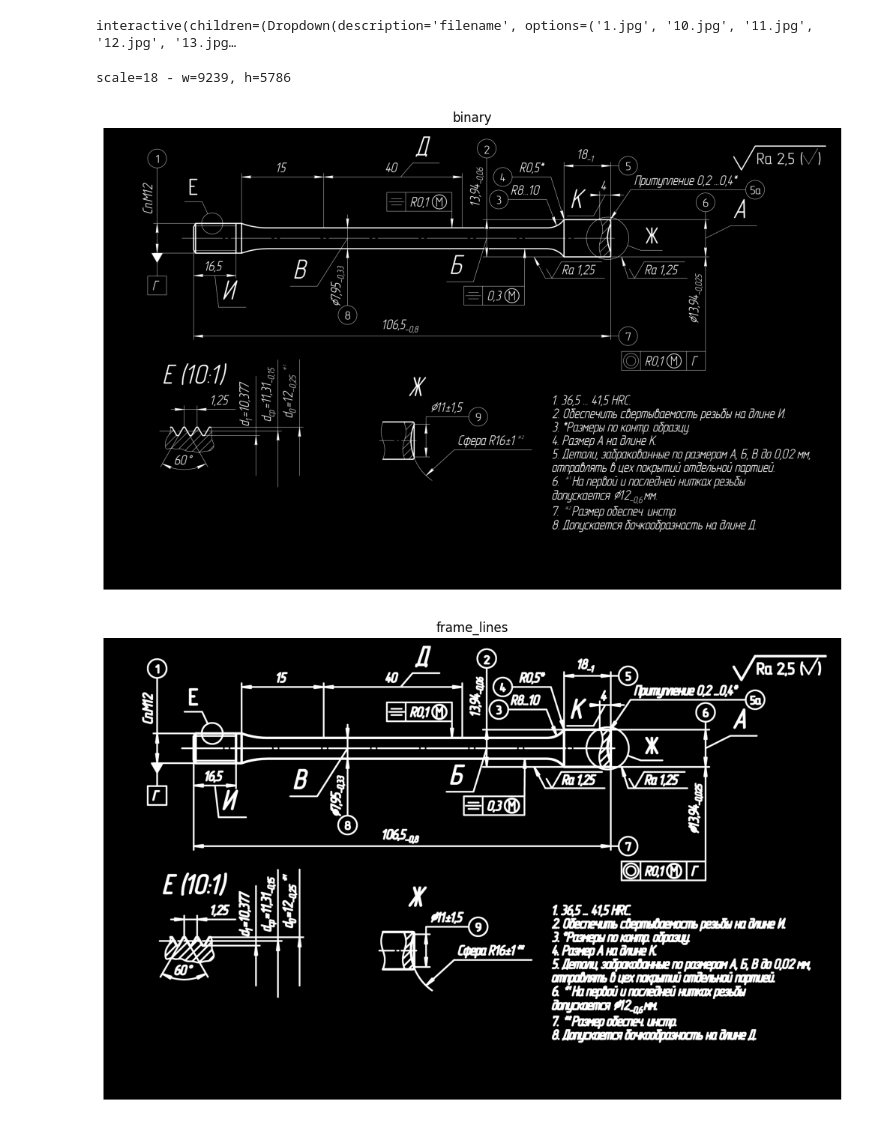
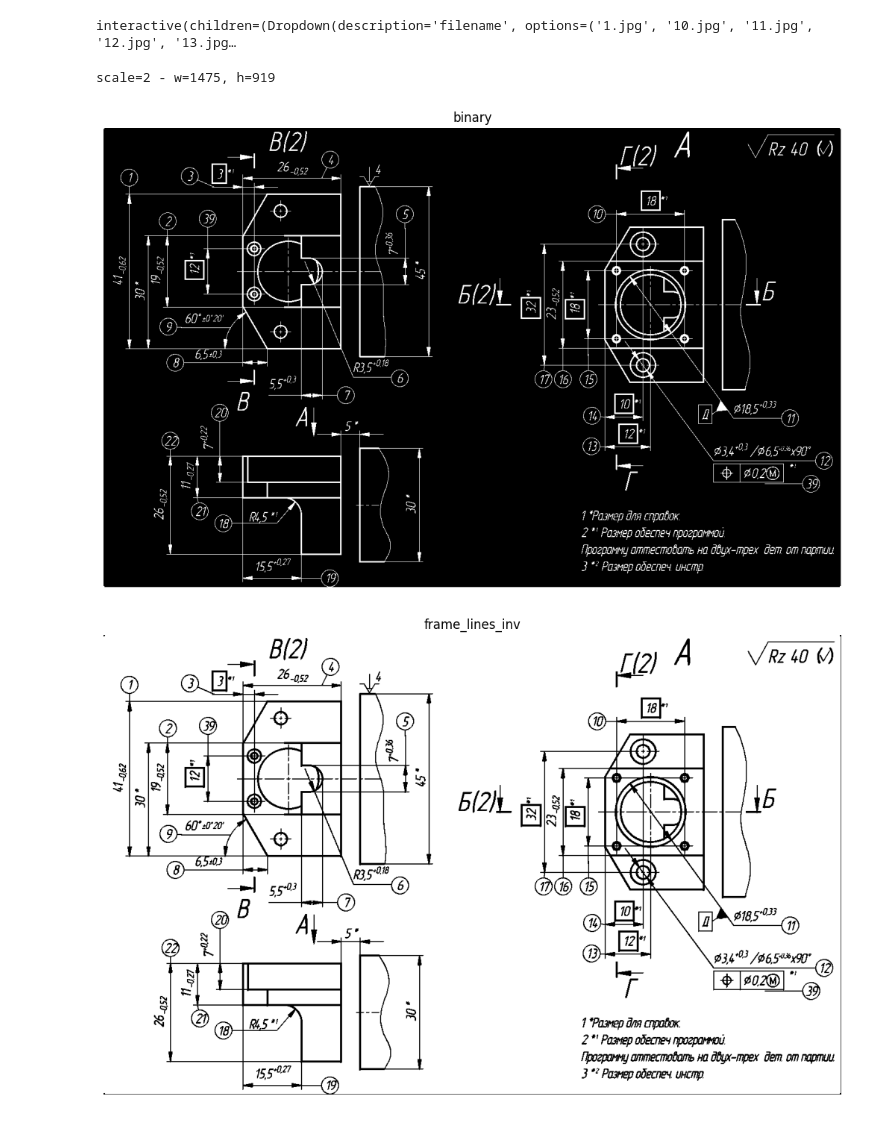
Before and after one commit to SergeyKrasnoslobodtsev/draftslice, a Jupyter notebook: notebooks/exp_slice_drawing.ipynb, the cells around one changed output. Drawn from its saved outputs; the diff is of its cells as text; code cells hidden in the pictures.

```diff
--- a/notebooks/exp_slice_drawing.ipynb
+++ b/notebooks/exp_slice_drawing.ipynb
@@ -4,18 +10,4 @@ from pathlib import Path
 files = sorted(Path("../data/images").glob("*.jpg"))
-# %%
-import cv2
-import numpy as np
-
-Mat = cv2.typing.MatLike
-
-
-def load_image(filename: str) -> Mat:
-    """Загружает изображение в формате RGB"""
-    buffer = np.fromfile(filename, dtype=np.uint8)
-    img = cv2.imdecode(buffer, cv2.IMREAD_COLOR_RGB)
-    if img is None:
-        raise ValueError(f"Не удалось загрузить {filename}")
-    return img
 # %%
 import ipywidgets as widgets
 from IPython.display import display
@@ -43,33 +35,41 @@ interactive(children=(Dropdown(description='filename', options=('1.jpg', '10.jpg
 # %%
 img: Mat = np.array(ui.result, dtype=np.uint8)
 
 gray = cv2.cvtColor(img, cv2.COLOR_RGB2GRAY)
 # blurred = cv2.GaussianBlur(gray, (3, 3), 0)
 binary = cv2.threshold(gray, 0, 255, cv2.THRESH_BINARY_INV + cv2.THRESH_OTSU)[1]
 h, w = binary.shape[:2]
 
 
 scale = w // 500
 print(f"scale={scale} - w={w}, h={h}")
+
+k_h = cv2.getStructuringElement(cv2.MORPH_ELLIPSE, (1, w // 100))
+k_v = cv2.getStructuringElement(cv2.MORPH_ELLIPSE, (w // 100, 1))
+morph_opening_h = cv2.morphologyEx(binary, cv2.MORPH_OPEN, k_h)
+morph_opening_v = cv2.morphologyEx(binary, cv2.MORPH_OPEN, k_v)
+mask = cv2.bitwise_or(morph_opening_h, morph_opening_v)
+
 kernel = cv2.getStructuringElement(cv2.MORPH_ELLIPSE, (scale, scale))
-dilated = cv2.dilate(binary, kernel, iterations=1)
+dilated = cv2.dilate(mask, kernel, iterations=1)
 
+dilated_inv = cv2.bitwise_not(dilated)
 
 plt.figure(figsize=(16, 8))
 plt.imshow(binary, cmap="gray")
 plt.title("binary")
 plt.axis("off")
 plt.show()
 
 plt.figure(figsize=(16, 8))
-plt.imshow(dilated, cmap="gray")
-plt.title("frame_lines")
+plt.imshow(dilated_inv, cmap="gray")
+plt.title("frame_lines_inv")
 plt.axis("off")
 plt.show()
 # %% [output]
-scale=18 - w=9239, h=5786
+scale=2 - w=1475, h=919
-[figure, old version]
+[figure, new version]
-[figure, old version]
+[figure, new version]
 # %%
 from dataclasses import dataclass
 
```
Also changed, not shown: parts of 9 cells of this notebook, 27 other files.
